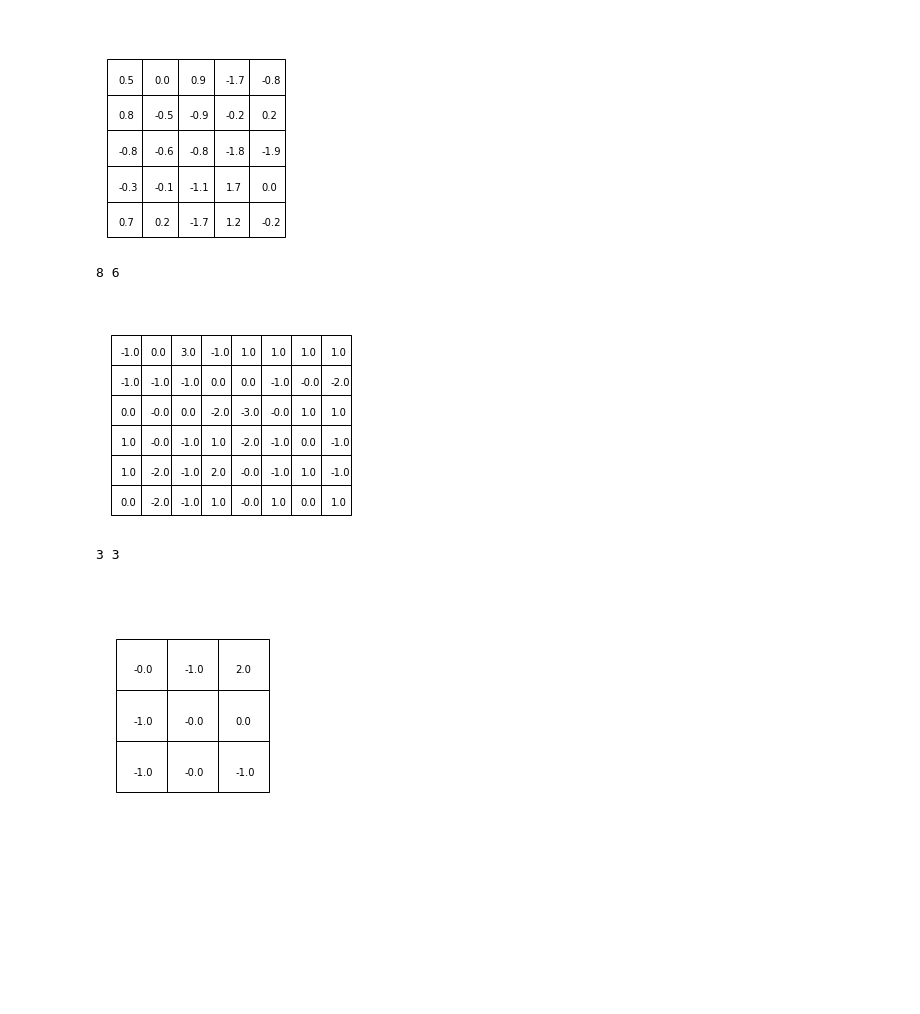
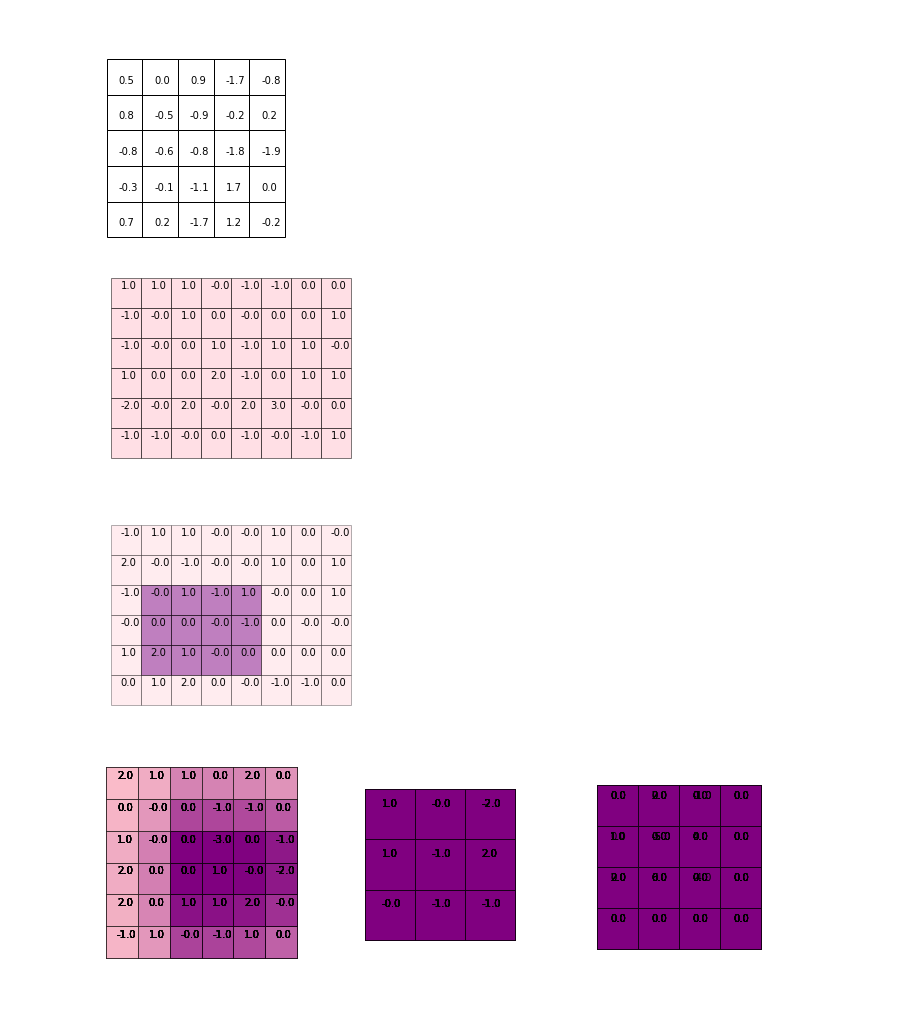
Before and after one commit to utsav4489/blog, a Jupyter notebook: _notebooks/2020-03-10-convolution.ipynb, the cells around one changed output. Cells and saved outputs as stored; diff of their text form; code cells hidden in the pictures; blank space fills up the shorter version.

```diff
--- a/_notebooks/2020-03-10-convolution.ipynb
+++ b/_notebooks/2020-03-10-convolution.ipynb
@@ -31,28 +31,57 @@ plt.axis("off")
 (-1.0, 60.0, -1.0, 60.0)
 [figure]
 # %%
-def plot_arr(arr, ax, gap):
+def plot_arr(arr, ax, gap, fill_x_start=None, fill_x_end=None, fill_y_start=None, fill_y_end=None, fill_color='purple',bg_color='pink'):
     nx, ny = arr.shape
+    if fill_x_end is None or fill_y_end is None or fill_x_start is None or fill_y_start is None:
+        fill_x_start = 0
+        fill_x_end = arr.shape[0]
+        fill_y_end =arr.shape[1]
+        fill_y_start = 0
     rects = np.zeros((nx, ny)).tolist()
     for i in range(nx):
         for j in range(ny):
-            rects[i][j] = patches.Rectangle((i*gap, j*gap),gap,gap,linewidth=1,edgecolor='k',facecolor='none')
+            if fill_x_start<=i<=fill_x_end and fill_y_start<=j<=fill_y_end:
+                rects[i][j] = patches.Rectangle((i*gap, j*gap),gap,gap,linewidth=1,edgecolor='k',facecolor=fill_color,alpha=0.5)
+            else:
+                rects[i][j] = patches.Rectangle((i*gap, j*gap),gap,gap,linewidth=1,edgecolor='k',facecolor=bg_color, alpha=0.3)
             ax.add_patch(rects[i][j])
             ax.text(i*gap+gap/3, j*gap+gap/3, arr[i, j])
 
     ax.set_aspect('equal')
-    plt.xlim((-1, gap*nx + gap))
-    plt.ylim((-1, gap*ny + gap))
-    plt.axis("off")
+    ax.set_xlim((-1, gap*nx + gap))
+    ax.set_ylim((-1, gap*ny + gap))
+    ax.axis("off")
+    ax.invert_yaxis()
 # %%
 fig, ax = plt.subplots()
-plot_arr(np.round(np.random.randn(8, 6)), ax, 4)
+plot_arr(np.round(np.random.randn(8, 6)), ax, 4, bg_color='green', fill_color='pink')
 # %% [output]
-8 6
-[figure, old version]
+[figure, new version]
 # %%
 fig, ax = plt.subplots()
-plot_arr(np.round(np.random.randn(3, 3)), ax, 4)
+plot_arr(np.round(np.random.randn(8, 6)), ax, 4,
+         fill_x_start=1, fill_x_end=4, fill_y_start=2, fill_y_end=4)
 # %% [output]
-3 3
-[figure, old version]
+[figure, new version]
+# %%
+fig, ax = plt.subplots(ncols=3, figsize=(10, 6))
+np.random.seed(0)
+input_arr = np.round(np.random.randn(6, 6))
+filter_arr =np.round(np.random.randn(3, 3))
+stride = 1
+out_arr = np.zeros((4, 4))
+
+nx_inp, ny_inp = input_arr.shape
+nx_fil, ny_fil = filter_arr.shape
+for i in range(nx_inp-nx_fil):
+    for j in range(ny_inp-ny_fil):
+        out_arr[i, j] = np.multiply(input_arr[i:i+nx_fil, j:j+ny_fil], filter_arr).sum()
+        plot_arr(input_arr, ax[0], 10, fill_x_end=i+nx_fil, fill_x_start=i, fill_y_start=j, fill_y_end=j+ny_fil)
+        plot_arr(filter_arr, ax[1], 2)
+        plot_arr(out_arr, ax[2], 2)
+
+
+plt.tight_layout()
+# %% [output]
+[figure, added]
```
Also changed, not shown: parts of 1 cell of this notebook, 1 other file.
